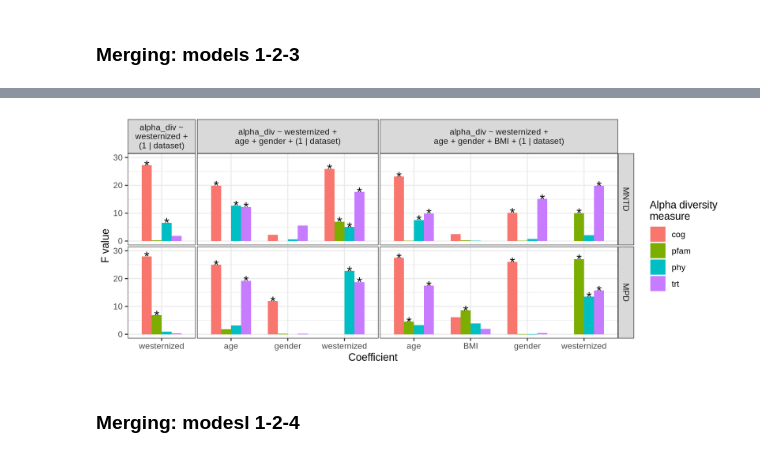
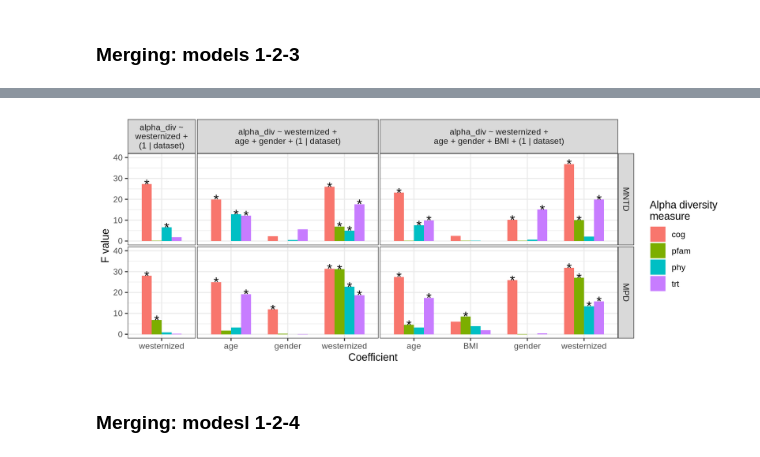
Before and after one commit to leylabmpi/global_metagenome_diversity, a Jupyter notebook: ipynb/02_comm_diversity/08b_phylomeasures.ipynb, the cells around one changed output, grey strips where cells are left out. Drawn from its saved outputs; the diff is of its cells as text; code cells hidden in the pictures.

```diff
--- a/ipynb/02_comm_diversity/08b_phylomeasures.ipynb
+++ b/ipynb/02_comm_diversity/08b_phylomeasures.ipynb
@@ -638,8 +684,6 @@ LMER = function(df){
 lmer_res_m1 = alpha_res_f %>%
     filter.(!is.na(westernized),
             westernized != '') %>%
-    mutate.(age = log2(age),
-            BMI = car::bcPower(BMI, -1)) %>%
     group_split.(tree, diversity_measure) %>%
     lapply(LMER) %>%
     do.call(rbind, .)
@@ -796,7 +839,7 @@ p = lmer_res %>%
     geom_text(aes(label=sig), size=5,
                   position=position_dodge(width=0.7)) +
     scale_fill_discrete('Alpha diversity\nmeasure') +
-    scale_y_continuous(limits=c(0,30)) +
+    scale_y_continuous(limits=c(0,40)) +
     labs(x='Coefficient', y='F value') +
     facet_grid(diversity_measure ~ lmer_model, scales='free_x', space='free_x') +
     theme_bw() +
@@ -829,7 +868,7 @@ p = lmer_res %>%
     geom_text(aes(label=sig), size=5,
                   position=position_dodge(width=0.7)) +
     scale_fill_discrete('Alpha diversity\nmeasure') +
-    scale_y_continuous(limits=c(0,30)) +
+    scale_y_continuous(limits=c(0,40)) +
     labs(x='Coefficient', y='F value') +
     facet_grid(diversity_measure ~ lmer_model, scales='free_x', space='free_x') +
     theme_bw() +
@@ -863,7 +898,7 @@ p = lmer_res %>%
     geom_text(aes(label=sig), size=5,
                   position=position_dodge(width=0.7)) +
     scale_fill_discrete('Alpha diversity\nmeasure') +
-    scale_y_continuous(limits=c(0,30)) +
+    scale_y_continuous(limits=c(0,40)) +
     labs(x='Coefficient', y='F value') +
     facet_grid(diversity_measure ~ lmer_model, scales='free_x', space='free_x') +
     theme_bw() +
@@ -881,4 +912,4 @@ Warning message:
-[figure, old version]
+[figure, new version]
 # %% [markdown]
 ### Merging: modesl 1-2-4
 # %%
```
Also changed, not shown: parts of 18 cells of this notebook, 6 other files.
